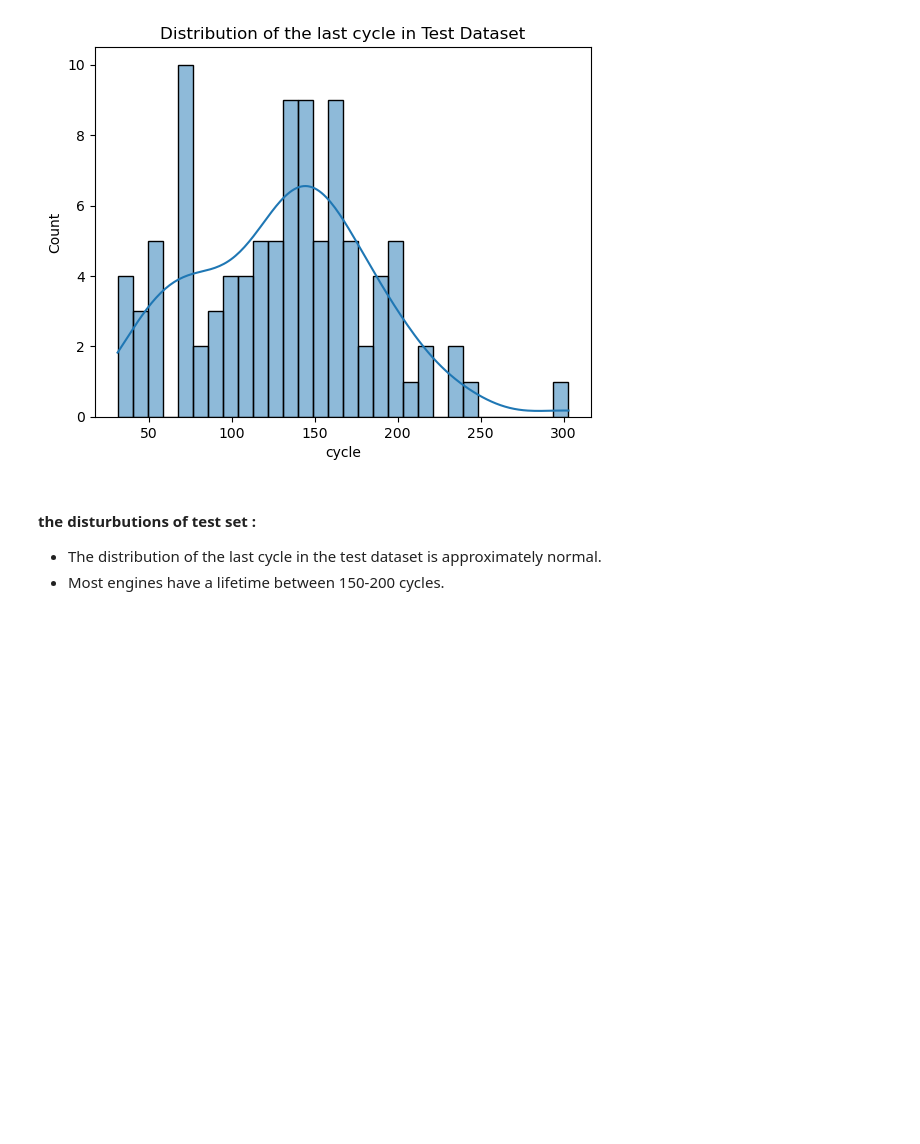
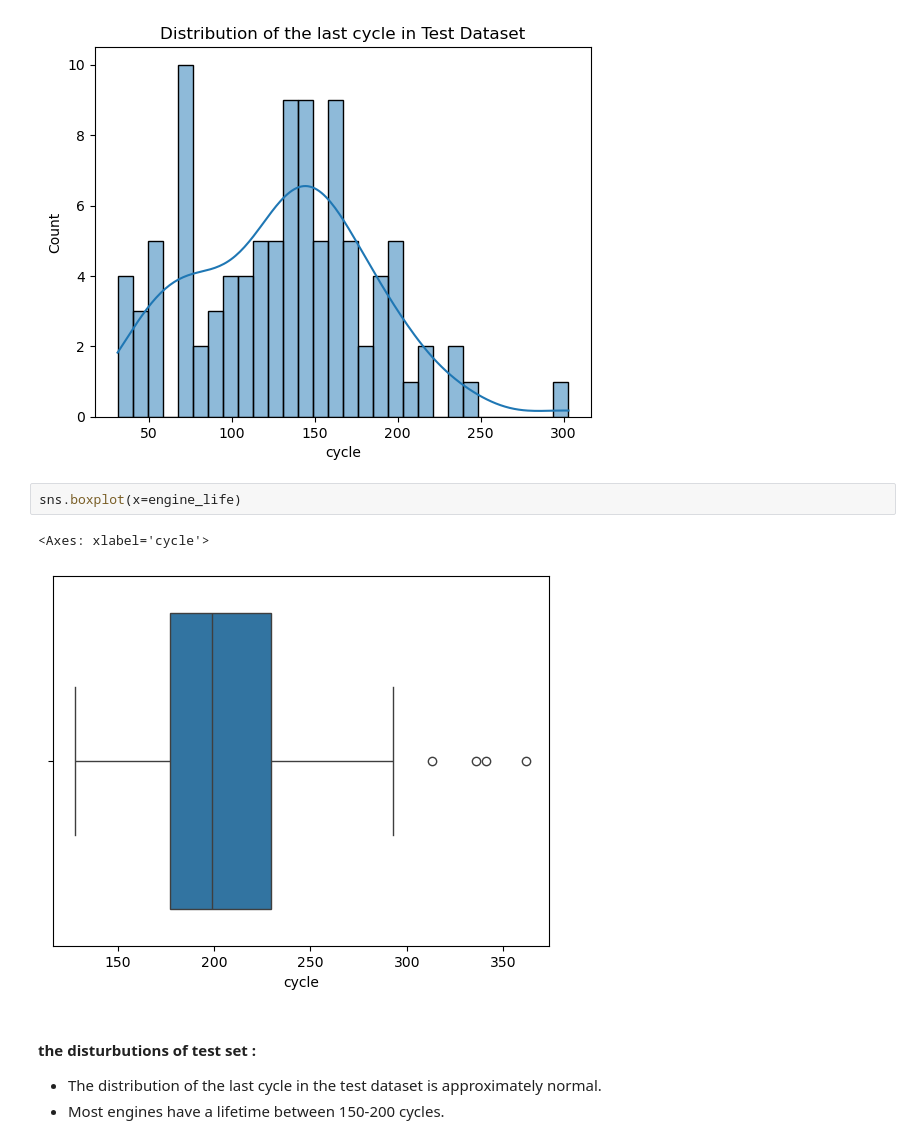
Before and after one commit to variableh/NASA, a Jupyter notebook: 01_analysis.ipynb, the cells around one changed output. Drawn from its saved outputs; the diff is of its cells as text; blank space fills up the shorter version.

```diff
--- a/01_analysis.ipynb
+++ b/01_analysis.ipynb
@@ -269,6 +221,11 @@ plt.title("Distribution of the last cycle in Test Dataset")
 # %% [output]
 Text(0.5, 1.0, 'Distribution of the last cycle in Test Dataset')
 [figure]
+# %%
+sns.boxplot(x=engine_life)
+# %% [output]
+<Axes: xlabel='cycle'>
+[figure, added]
 # %% [markdown]
 
 #### the disturbutions of test set :
```
Also changed, not shown: parts of 40 cells of this notebook.
